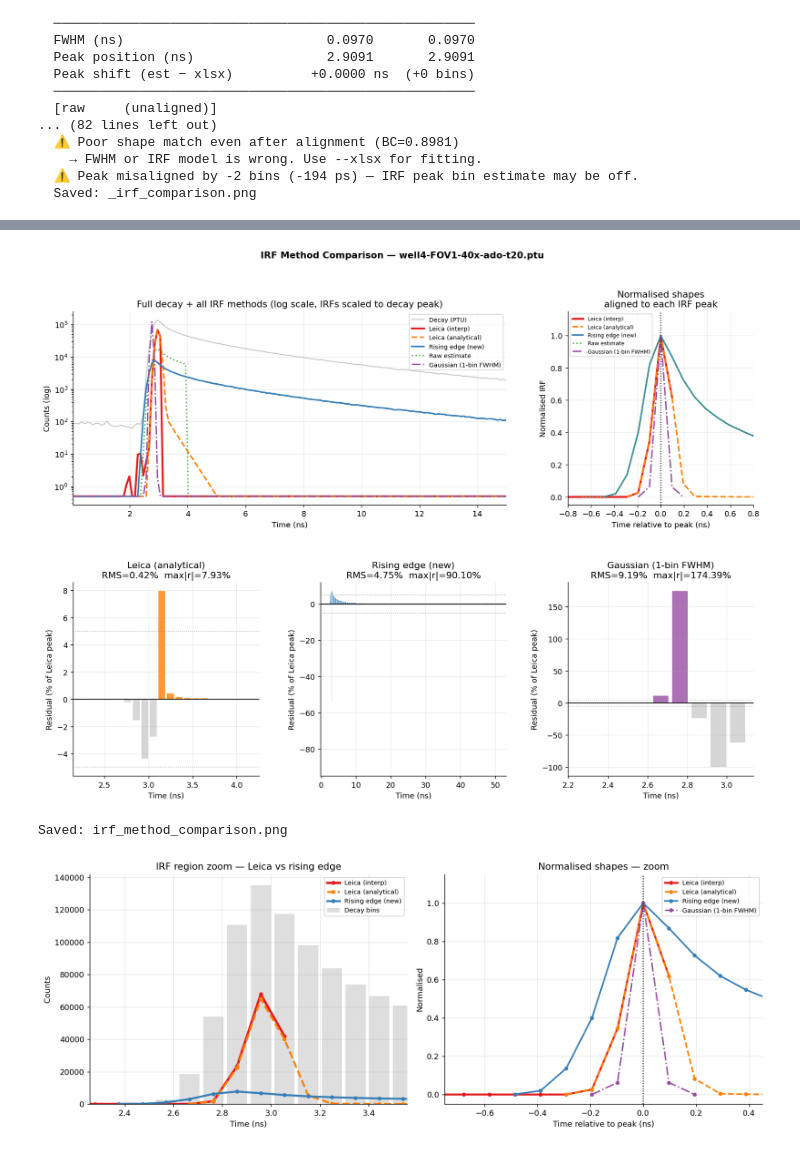
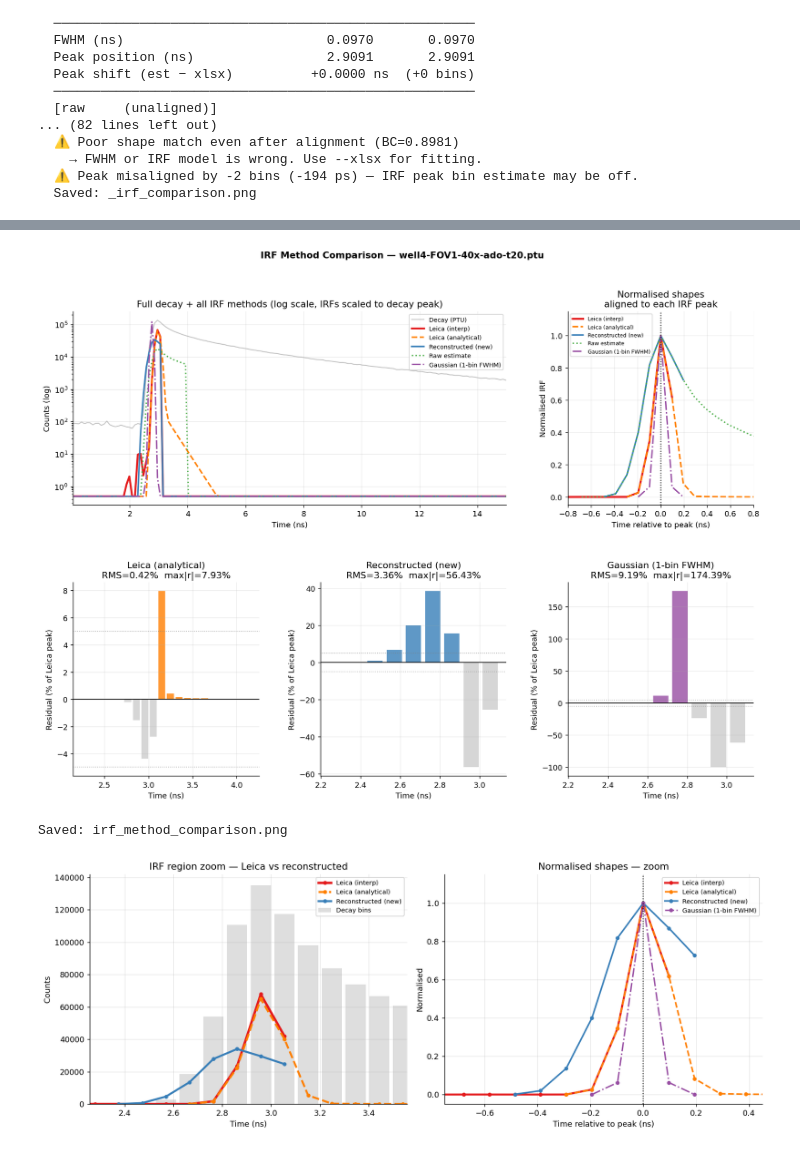
Before and after one commit to alex1075/FLIMKit, a Jupyter notebook: irf_reconstruction_validation.ipynb, the cells around one changed output, grey strips where cells are left out. Saved outputs shown, nothing was run; the diff lists cells and outputs as text; code cells hidden in the pictures.

```diff
--- a/irf_reconstruction_validation.ipynb
+++ b/irf_reconstruction_validation.ipynb
@@ -193,14 +142,14 @@ Loading XLSX: well4-FOV1-40x-ado-t20.xlsx
 # ── Build all IRFs ─────────────────────────────────────────────────────────────
 irfs = {}
 
-# 1. Leica raw (interpolated xlsx points)
+# 1. Leica raw (interpolated xlsx points) — comparison baseline
 try:
     irfs['Leica (interp)'] = irf_from_xlsx(xlsx, n_bins, tcspc_res)
     print("✓ Leica (interp)")
 except Exception as e:
     print(f"✗ Leica (interp): {e}")
 
-# 2. Leica analytical (Gaussian + exp tail fit)
+# 2. Leica analytical (Gaussian + exp tail fit to xlsx)
 try:
     irfs['Leica (analytical)'], _ = irf_from_xlsx_analytical(xlsx, n_bins, tcspc_res,
                                                               verbose=False)
@@ -208,12 +157,19 @@ try:
 except Exception as e:
     print(f"✗ Leica (analytical): {e}")
 
-# 3. Rising edge reconstruction (new method)
+# 3. ★ Reconstructed from decay — the new library function ★
+#    Uses bounded max_bap instead of unbounded "walk until zero"
 try:
-    irfs['Rising edge (new)'] = reconstruct_irf_from_decay(decay, tcspc_res, n_bins)
-    print("✓ Rising edge (new)")
+    irfs['Reconstructed (new)'] = reconstruct_irf_from_decay(
+        decay, tcspc_res, n_bins,
+        noise_floor=NOISE_FLOOR,
+        noise_frac=NOISE_FRAC,
+        max_bap=2,
+        verbose=True,
+    )
+    print("✓ Reconstructed (new)")
 except Exception as e:
-    print(f"✗ Rising edge (new): {e}")
+    print(f"✗ Reconstructed (new): {e}")
 
 # 4. Existing raw estimate
 try:
@@ -222,7 +178,7 @@ try:
 except Exception as e:
     print(f"✗ Raw estimate: {e}")
 
-# 5. Gaussian (FWHM = 1 bin width — the prior approach)
+# 5. Gaussian (FWHM = 1 bin width — the prior approach that gave χ² = 10–50)
 try:
     peak_bin = find_irf_peak_bin(decay)
     fwhm_1bin = tcspc_res * 1e9  # 1 bin width in ns
@@ -314,14 +344,14 @@ Comparing all methods against Leica (interp):
 colors = {
     'Leica (interp)':       '#e41a1c',
     'Leica (analytical)':   '#ff7f00',
-    'Rising edge (new)':    '#377eb8',
+    'Reconstructed (new)':  '#377eb8',
     'Raw estimate':         '#4daf4a',
     'Gaussian (1-bin FWHM)':'#984ea3',
 }
 styles = {
     'Leica (interp)':       ('-',  2.5),
     'Leica (analytical)':   ('--', 2.0),
-    'Rising edge (new)':    ('-',  2.0),
+    'Reconstructed (new)':  ('-',  2.0),
     'Raw estimate':         (':',  1.8),
     'Gaussian (1-bin FWHM)':('-.', 1.8),
 }
@@ -336,7 +366,7 @@ ax_a.semilogy(t_ns, np.maximum(decay, 0.5), color='#aaaaaa',
 for label, irf in irfs.items():
     col = colors.get(label, 'k')
     ls, lw = styles.get(label, ('-', 1.5))
-    scale  = decay.max()    # rescale normalised IRF to decay counts for overlay
+    scale  = decay.max()
     ax_a.semilogy(t_ns, np.maximum(irf * scale, 0.5),
                   ls=ls, lw=lw, color=col, label=label)
 ax_a.set_xlim(t_ns[0], min(t_ns[-1], 15))
@@ -362,42 +392,41 @@ ax_b.legend(fontsize=7); ax_b.grid(True, alpha=0.25)
 
 # ── Panels C–E: Residuals vs Leica (interp) ───────────────────────────────────
 ref_irf = irfs.get('Leica (interp)')
-compare_labels = ['Leica (analytical)', 'Rising edge (new)', 'Gaussian (1-bin FWHM)']
+compare_labels = ['Leica (analytical)', 'Reconstructed (new)', 'Gaussian (1-bin FWHM)']
 panel_positions = [gs[1, 0], gs[1, 1], gs[1, 2]]
 
 for ax_pos, label in zip(panel_positions, compare_labels):
     ax = fig.add_subplot(ax_pos)
     if ref_irf is None or label not in irfs:
         ax.text(0.5, 0.5, 'N/A', ha='center', va='center', transform=ax.transAxes)
         ax.set_title(label); continue
 
     irf = irfs[label]
     residuals = (irf - ref_irf) / (ref_irf.max() + 1e-12) * 100
     rms = np.sqrt(np.mean(residuals**2))
     max_r = np.max(np.abs(residuals))
 
-    # Only show region where either IRF has signal
     sig_mask = (ref_irf > ref_irf.max() * 1e-4) | (irf > irf.max() * 1e-4)
     t_sig = t_ns[sig_mask]
     r_sig = residuals[sig_mask]
 
     col = colors.get(label, 'k')
     ax.bar(t_sig, r_sig, width=BW * 0.8,
            color=[col if r >= 0 else '#cccccc' for r in r_sig], alpha=0.8)
     ax.axhline(0,  color='k', lw=1)
     ax.axhline( 5, color='gray', ls=':', lw=1, alpha=0.6)
     ax.axhline(-5, color='gray', ls=':', lw=1, alpha=0.6)
     ax.set_xlabel('Time (ns)'); ax.set_ylabel('Residual (% of Leica peak)')
     ax.set_title(f'{label}\nRMS={rms:.2f}%  max|r|={max_r:.2f}%')
     ax.grid(True, alpha=0.25)
 
 fig.suptitle(f'IRF Method Comparison — {PTU_FILE.name}',
              fontsize=12, fontweight='bold')
 plt.savefig('irf_method_comparison.png', dpi=150, bbox_inches='tight')
 plt.show()
 print("Saved: irf_method_comparison.png")
 # %% [output]
-[figure, old version]
+[figure, new version]
 Saved: irf_method_comparison.png
 # %%
 # ── Zoom on IRF region — absolute time axis ───────────────────────────────────
@@ -412,7 +441,7 @@ ax = axes[0]
 mask_d = (t_ns >= t_lo) & (t_ns <= t_hi)
 ax.bar(t_ns[mask_d], decay[mask_d], width=BW * 0.85,
        color='#d0d0d0', alpha=0.7, label='Decay bins', align='center')
-for label in ['Leica (interp)', 'Leica (analytical)', 'Rising edge (new)']:
+for label in ['Leica (interp)', 'Leica (analytical)', 'Reconstructed (new)']:
     if label not in irfs: continue
     irf = irfs[label]
     col = colors[label]; ls, lw = styles[label]
@@ -421,11 +450,11 @@ for label in ['Leica (interp)', 'Leica (analytical)', 'Rising edge (new)']:
             ls=ls, lw=lw+0.5, color=col, marker='o', ms=4, label=label)
 ax.set_xlim(t_lo, t_hi)
 ax.set_xlabel('Time (ns)'); ax.set_ylabel('Counts')
-ax.set_title('IRF region zoom — Leica vs rising edge')
+ax.set_title('IRF region zoom — Leica vs reconstructed')
 ax.legend(fontsize=8); ax.grid(True, alpha=0.3)
 
 ax2 = axes[1]
-for label in ['Leica (interp)', 'Leica (analytical)', 'Rising edge (new)', 'Gaussian (1-bin FWHM)']:
+for label in ['Leica (interp)', 'Leica (analytical)', 'Reconstructed (new)', 'Gaussian (1-bin FWHM)']:
     if label not in irfs: continue
     irf = irfs[label]; pi = np.argmax(irf)
     col = colors[label]; ls, lw = styles[label]
@@ -443,4 +472,4 @@ plt.tight_layout()
 plt.savefig('irf_zoom.png', dpi=150, bbox_inches='tight')
 plt.show()
 # %% [output]
-[figure, old version]
+[figure, new version]
```
Also changed, not shown: parts of 69 cells of this notebook, 8 other files.
